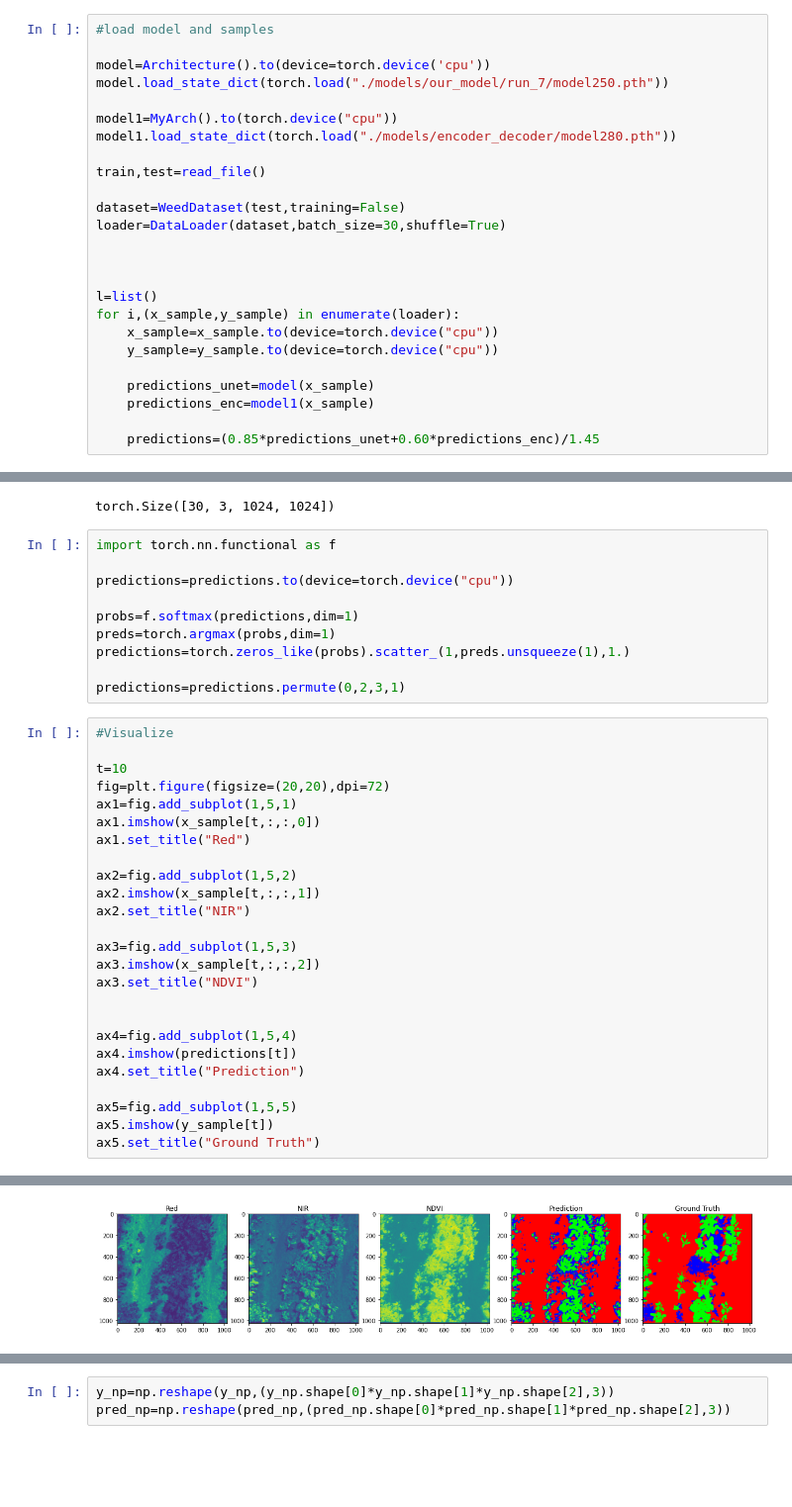
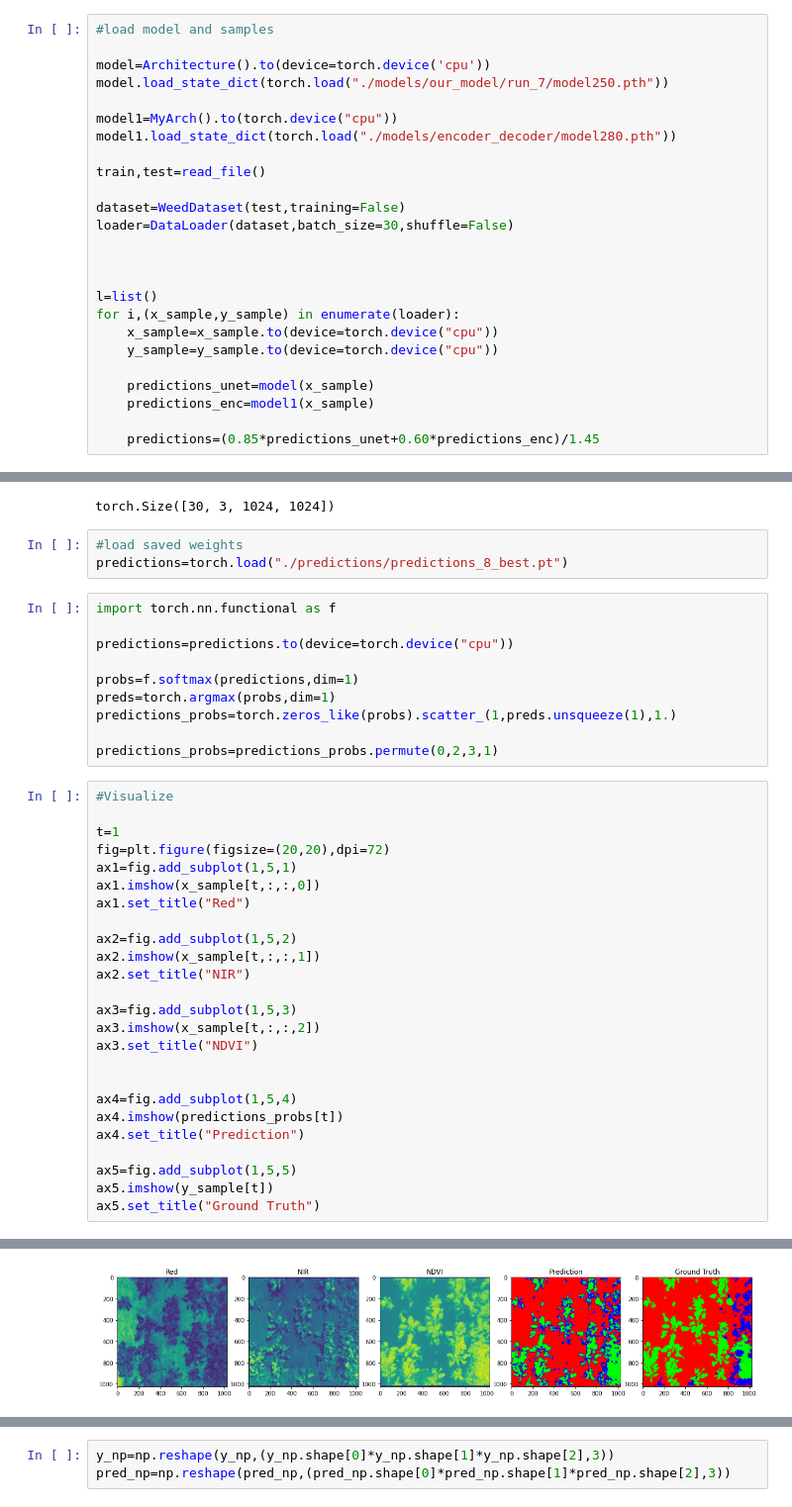
Before and after one commit to Deceptrax123/Crop-Weed-Semantic-Segmentation, a Jupyter notebook: test_metrics.ipynb, the cells around one changed output, grey strips where cells are left out. Shown at 99% size. Drawn from its saved outputs; the diff is of its cells as text; blank space fills up the shorter version.

Commit message:
add images

```diff
--- a/test_metrics.ipynb
+++ b/test_metrics.ipynb
@@ -23,7 +23,7 @@ model1.load_state_dict(torch.load("./models/encoder_decoder/model280.pth"))
 train,test=read_file()
 
 dataset=WeedDataset(test,training=False)
-loader=DataLoader(dataset,batch_size=30,shuffle=True)
+loader=DataLoader(dataset,batch_size=30,shuffle=False)
 
 
 
@@ -52,6 +52,9 @@ torch.Size([30, 1024, 1024, 3])
 predictions.size()
 # %% [output]
 torch.Size([30, 3, 1024, 1024])
+# %%
+#load saved weights
+predictions=torch.load("./predictions/predictions_8_best.pt")
 # %%
 import torch.nn.functional as f
 
@@ -59,37 +62,37 @@ predictions=predictions.to(device=torch.device("cpu"))
 
 probs=f.softmax(predictions,dim=1)
 preds=torch.argmax(probs,dim=1)
-predictions=torch.zeros_like(probs).scatter_(1,preds.unsqueeze(1),1.)
+predictions_probs=torch.zeros_like(probs).scatter_(1,preds.unsqueeze(1),1.)
 
-predictions=predictions.permute(0,2,3,1)
+predictions_probs=predictions_probs.permute(0,2,3,1)
 # %%
 #Visualize
 
-t=10
+t=1
 fig=plt.figure(figsize=(20,20),dpi=72)
 ax1=fig.add_subplot(1,5,1)
 ax1.imshow(x_sample[t,:,:,0])
 ax1.set_title("Red")
 
 ax2=fig.add_subplot(1,5,2)
 ax2.imshow(x_sample[t,:,:,1])
 ax2.set_title("NIR")
 
 ax3=fig.add_subplot(1,5,3)
 ax3.imshow(x_sample[t,:,:,2])
 ax3.set_title("NDVI")
 
 
 ax4=fig.add_subplot(1,5,4)
-ax4.imshow(predictions[t])
+ax4.imshow(predictions_probs[t])
 ax4.set_title("Prediction")
 
 ax5=fig.add_subplot(1,5,5)
 ax5.imshow(y_sample[t])
 ax5.set_title("Ground Truth")
 # %% [output]
 Text(0.5, 1.0, 'Ground Truth')
-[figure, old version]
+[figure, new version]
 # %%
 #convert to numpy and flatten by (BXHXW,4)
 
```
Also changed, not shown: parts of 7 cells of this notebook, 16 other files.
